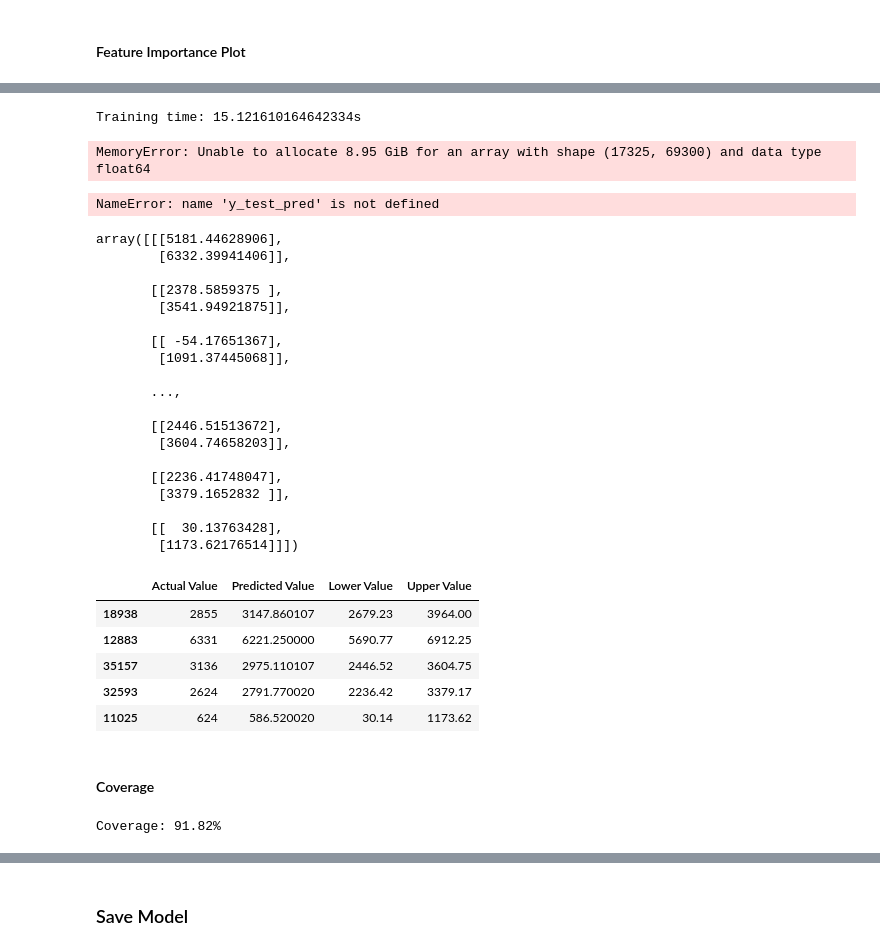
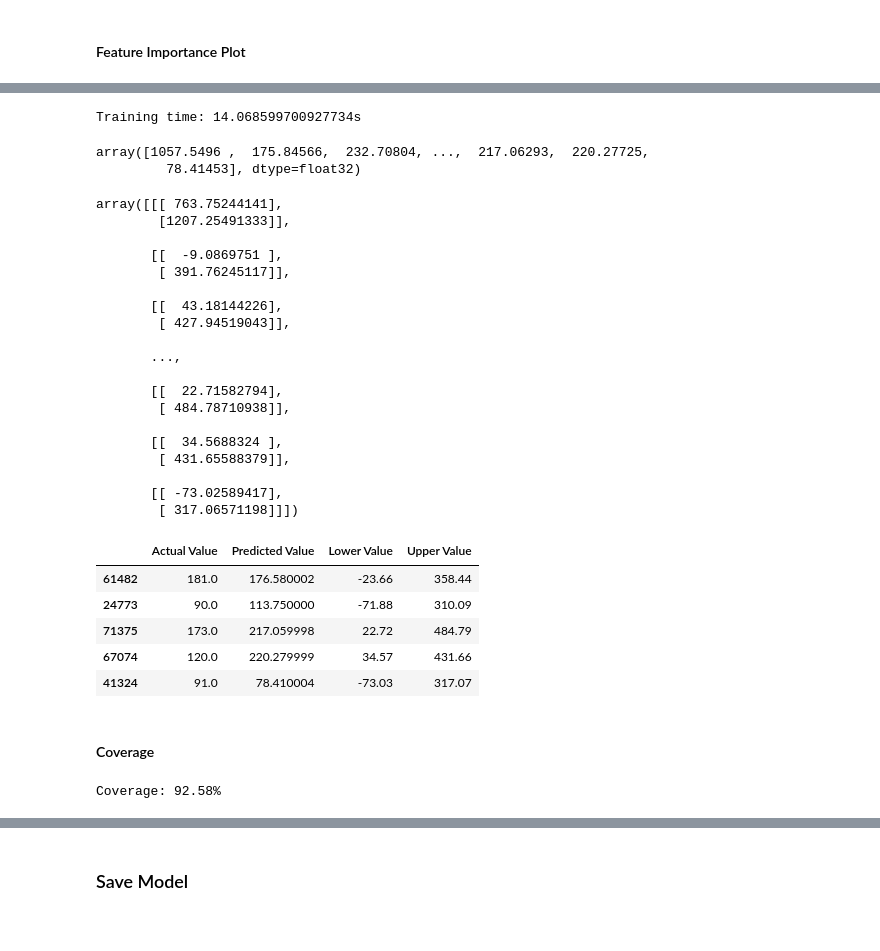
Before and after one commit to mcruz42/airbnb-project, a Jupyter notebook: xg_ml.ipynb, the cells around one changed output, grey strips where cells are left out. Saved outputs shown, nothing was run; the diff lists cells and outputs as text; code cells hidden in the pictures.

Commit message:
checking data

```diff
--- a/xg_ml.ipynb
+++ b/xg_ml.ipynb
@@ -222,7 +222,7 @@ model_pickle.close()
 # %%
 # Define MAPIE regressor
 mapie = MapieRegressor(estimator = model_cv, # Prediction model to use
-                       n_jobs = 1,
+                       n_jobs = -1,
                        random_state = 0)
 
 # Fit mapie regressor on training data
@@ -230,70 +230,72 @@ start = time.time()
 mapie.fit(train_X, train_y)
 stop = time.time()
 print(f"Training time: {stop - start}s")
-
-alpha = 0.1
-
-# Use mapie.predict() to get predicted values and intervals
-y_test_pred, y_test_pis = mapie.predict(test_X, alpha = alpha)
 # %% [output]
-Training time: 15.121610164642334s
+Training time: 14.068599700927734s
-MemoryError: Unable to allocate 8.95 GiB for an array with shape (17325, 69300) and data type float64
+# %%
+test_X_1 = test_X[:5000]
+# %%
+alpha = 0.1
+
+# Use mapie.predict() to get predicted values and intervals
+y_test_pred, y_test_pis = mapie.predict(test_X_1, alpha = alpha)
 # %%
 # Predicted values
 y_test_pred
 # %% [output]
-NameError: name 'y_test_pred' is not defined
+array([1057.5496 ,  175.84566,  232.70804, ...,  217.06293,  220.27725,
+         78.41453], dtype=float32)
 # %%
 # Prediction Intervals
 y_test_pis
 # %% [output]
-array([[[5181.44628906],
-        [6332.39941406]],
+array([[[ 763.75244141],
+        [1207.25491333]],
 
-       [[2378.5859375 ],
-        [3541.94921875]],
+       [[  -9.0869751 ],
+        [ 391.76245117]],
 
-       [[ -54.17651367],
-        [1091.37445068]],
+       [[  43.18144226],
+        [ 427.94519043]],
 
        ...,
 
-       [[2446.51513672],
-        [3604.74658203]],
+       [[  22.71582794],
+        [ 484.78710938]],
 
-       [[2236.41748047],
-        [3379.1652832 ]],
+       [[  34.5688324 ],
+        [ 431.65588379]],
 
-       [[  30.13763428],
-        [1173.62176514]]])
+       [[ -73.02589417],
+        [ 317.06571198]]])
 # %%
 # Storing results in a dataframe
-predictions = test_y.to_frame()
+predictions = test_y[:5000].to_frame()
 predictions.columns = ['Actual Value']
 predictions["Predicted Value"] = y_test_pred.round(2)
 predictions["Lower Value"] = y_test_pis[:, 0].round(2)
 predictions["Upper Value"] = y_test_pis[:, 1].round(2)
 
 # Take a quick look
 predictions.tail(5)
 # %% [output]
 |  | Actual Value | Predicted Value | Lower Value | Upper Value |
-| 18938 | 2855 | 3147.860107 | 2679.23 | 3964.00 |
-| 12883 | 6331 | 6221.250000 | 5690.77 | 6912.25 |
-| 35157 | 3136 | 2975.110107 | 2446.52 | 3604.75 |
-| 32593 | 2624 | 2791.770020 | 2236.42 | 3379.17 |
-| 11025 | 624 | 586.520020 | 30.14 | 1173.62 |
+| 61482 | 181.0 | 176.580002 | -23.66 | 358.44 |
+| 24773 | 90.0 | 113.750000 | -71.88 | 310.09 |
+| 71375 | 173.0 | 217.059998 | 22.72 | 484.79 |
+| 67074 | 120.0 | 220.279999 | 34.57 | 431.66 |
+| 41324 | 91.0 | 78.410004 | -73.03 | 317.07 |
 # %% [markdown]
 #### Coverage
 # %%
-coverage = regression_coverage_score(test_y,           # Actual values
+coverage = regression_coverage_score(test_y[:5000],           # Actual values
                                      y_test_pis[:, 0], # Lower bound of prediction intervals
                                      y_test_pis[:, 1]) # Upper bound of prediction intervals
 
 coverage_percentage = coverage * 100
 print(f"Coverage: {coverage_percentage:.2f}%")
 # %% [output]
-Coverage: 91.82%
+Coverage: 92.58%
 # %%
 # Sort the predictions by 'Actual Value' for better visualization and reset the index
 sorted_predictions = predictions.sort_values(by=['Actual Value']).reset_index(drop=True)
```
Also changed, not shown: parts of 3 cells of this notebook.
